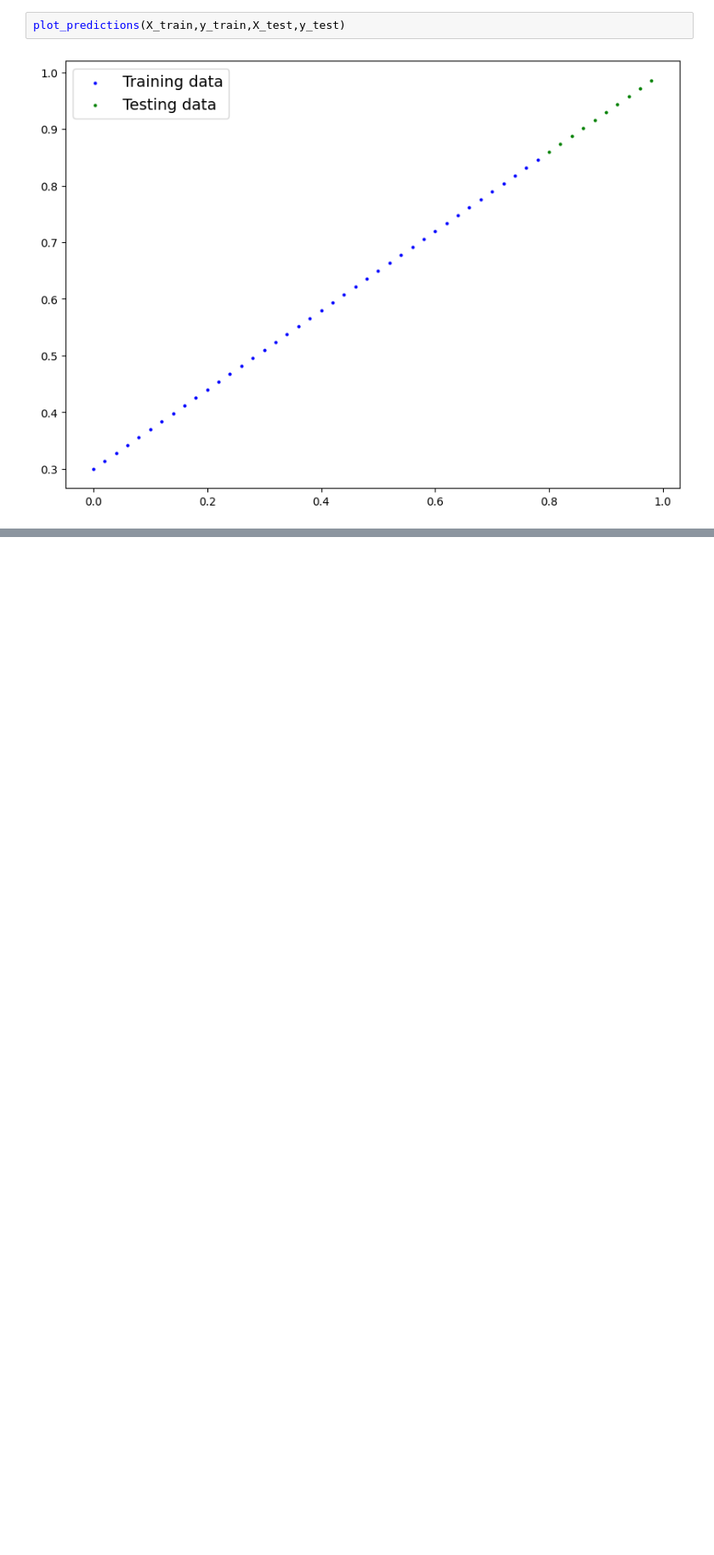
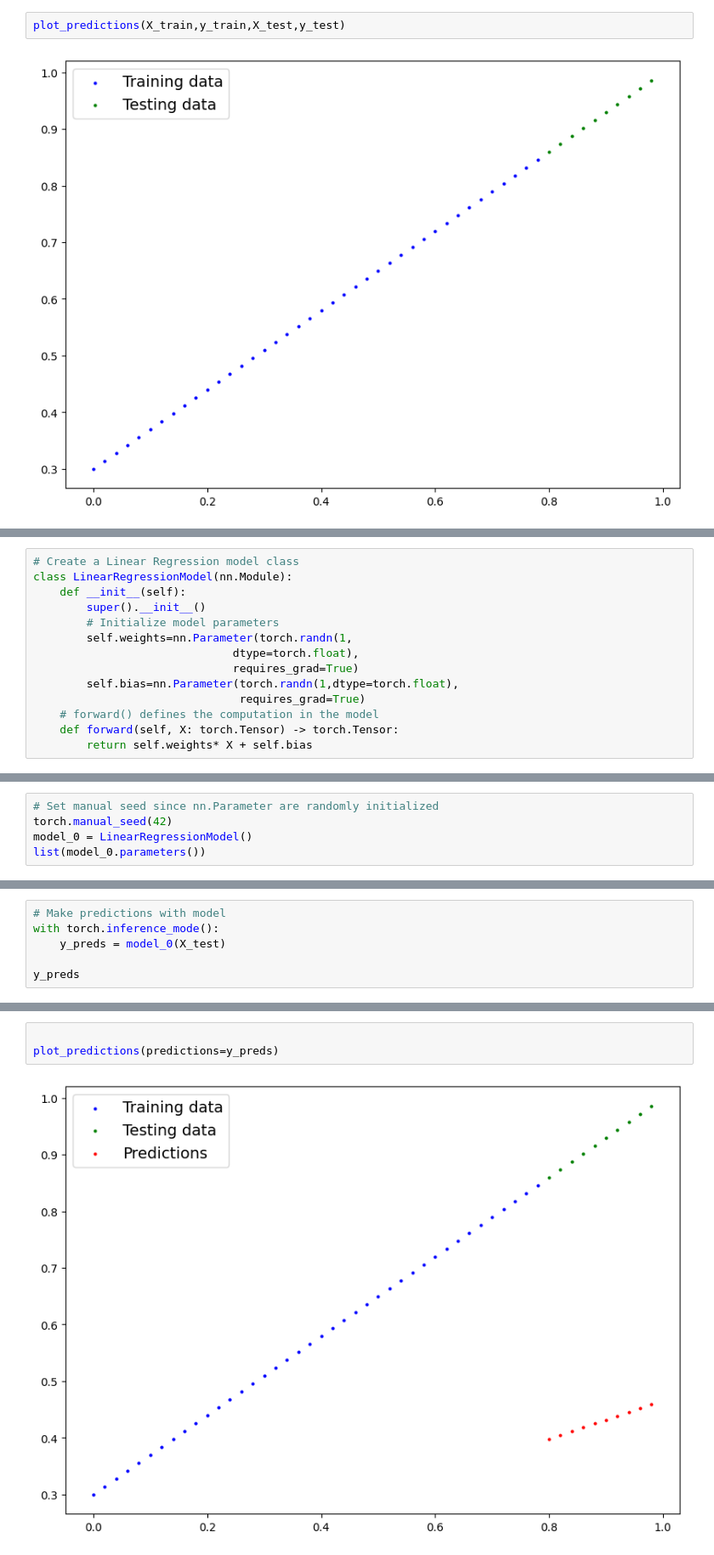
Before and after one commit to hossain-sanowar/PyTorch, a Jupyter notebook: PyTorch_Workflow _Fundamental.ipynb, the cells around one changed output, grey strips where cells are left out. Shown: that part at 85% size. Saved outputs shown, nothing was run; the diff lists cells and outputs as text; blank space fills up the shorter version.

Commit message:
build model

```diff
--- a/PyTorch_Workflow _Fundamental.ipynb
+++ b/PyTorch_Workflow _Fundamental.ipynb
@@ -81,0 +84,14 @@ plot_predictions(X_train,y_train,X_test,y_test)
+# %%
+# Create a Linear Regression model class
+class LinearRegressionModel(nn.Module):
+    def __init__(self):
+        super().__init__()
+        # Initialize model parameters
+        self.weights=nn.Parameter(torch.randn(1,
+                              dtype=torch.float),
+                              requires_grad=True)
+        self.bias=nn.Parameter(torch.randn(1,dtype=torch.float),
+                               requires_grad=True)
+    # forward() defines the computation in the model
+    def forward(self, X: torch.Tensor) -> torch.Tensor:
+        return self.weights* X + self.bias
@@ -81,0 +110,5 @@ plot_predictions(X_train,y_train,X_test,y_test)
+# %%
+# Set manual seed since nn.Parameter are randomly initialized
+torch.manual_seed(42)
+model_0 = LinearRegressionModel()
+list(model_0.parameters())
@@ -81,0 +127,6 @@ plot_predictions(X_train,y_train,X_test,y_test)
+# %%
+# Make predictions with model
+with torch.inference_mode():
+    y_preds = model_0(X_test)
+
+y_preds
@@ -81,0 +163,5 @@ plot_predictions(X_train,y_train,X_test,y_test)
+# %%
+
+plot_predictions(predictions=y_preds)
+# %% [output]
+[figure, added]
```
Also changed, not shown: parts of 9 cells of this notebook.
